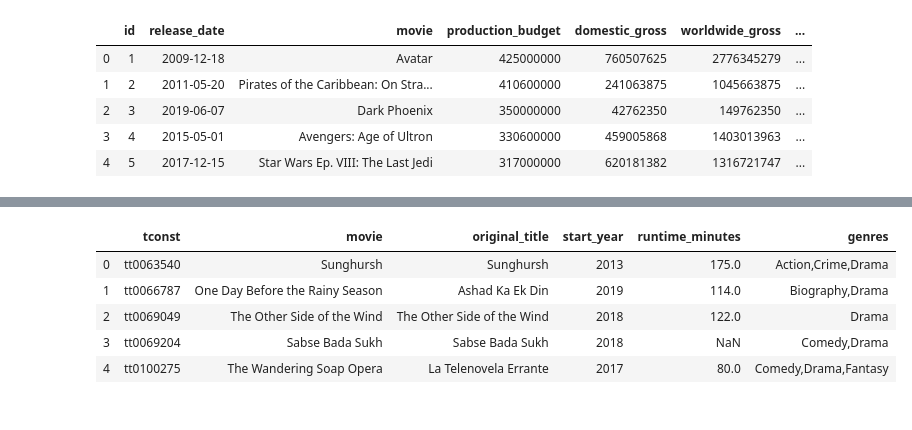
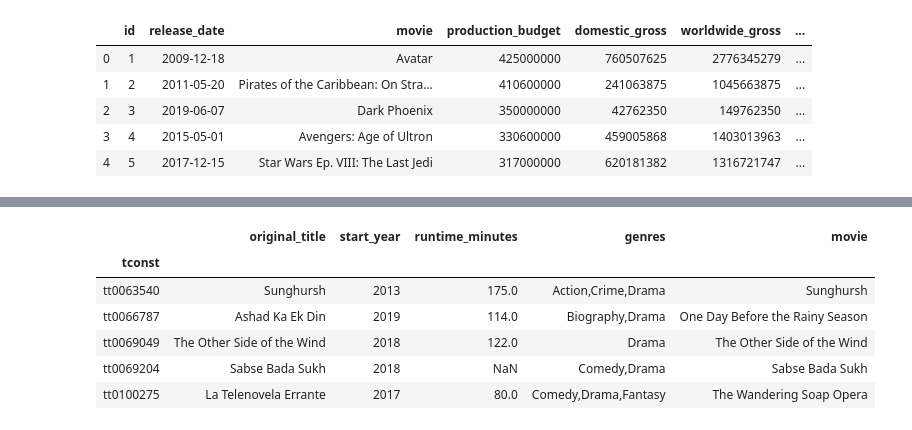
Before and after one commit to sydroth/sydirv, a Jupyter notebook: Irv_EDA.ipynb, the cells around one changed output, grey strips where cells are left out. Saved outputs shown, nothing was run; the diff lists cells and outputs as text; code cells hidden in the pictures.

```diff
--- a/Irv_EDA.ipynb
+++ b/Irv_EDA.ipynb
@@ -271,0 +306,3 @@ the_numbers.head()
+# %%
+imdb_title_basics.set_index('movie', inplace=True, drop=False)
+#the_numbers.set_index('movie', inplace=True)
@@ -281,0 +341,3 @@ imdb_title_basics.head()
+# %%
+imdb_title_basics.set_index('tconst', inplace=True)
+imdb_title_ratings.set_index('tconst', inplace=True)
@@ -281,0 +357,3 @@ imdb_title_basics.head()
+# %%
+imdb_title_basics['movie']=imdb_title_basics.index
+imdb_title_basics.head()
@@ -282,10 +368,11 @@ imdb_title_basics.head()
 # %%
-imdb_title_basics.rename(columns={'primary_title':'movie'}, inplace=True)
+imdb_title_basics.set_index('tconst', inplace=True)
 imdb_title_basics.head()
 # %% [output]
-|  | tconst | movie | original_title | start_year | runtime_minutes | genres |
-| 0 | tt0063540 | Sunghursh | Sunghursh | 2013 | 175.0 | Action,Crime,Drama |
-| 1 | tt0066787 | One Day Before the Rainy Season | Ashad Ka Ek Din | 2019 | 114.0 | Biography,Drama |
-| 2 | tt0069049 | The Other Side of the Wind | The Other Side of the Wind | 2018 | 122.0 | Drama |
-| 3 | tt0069204 | Sabse Bada Sukh | Sabse Bada Sukh | 2018 | NaN | Comedy,Drama |
-| 4 | tt0100275 | The Wandering Soap Opera | La Telenovela Errante | 2017 | 80.0 | Comedy,Drama,Fantasy |
+|  | original_title | start_year | runtime_minutes | genres | movie |
+| tconst |  |  |  |  |  |
+| tt0063540 | Sunghursh | 2013 | 175.0 | Action,Crime,Drama | Sunghursh |
+| tt0066787 | Ashad Ka Ek Din | 2019 | 114.0 | Biography,Drama | One Day Before the Rainy Season |
+| tt0069049 | The Other Side of the Wind | 2018 | 122.0 | Drama | The Other Side of the Wind |
+| tt0069204 | Sabse Bada Sukh | 2018 | NaN | Comedy,Drama | Sabse Bada Sukh |
+| tt0100275 | La Telenovela Errante | 2017 | 80.0 | Comedy,Drama,Fantasy | The Wandering Soap Opera |
```
Also changed, not shown: parts of 43 cells of this notebook, 6 other files.
